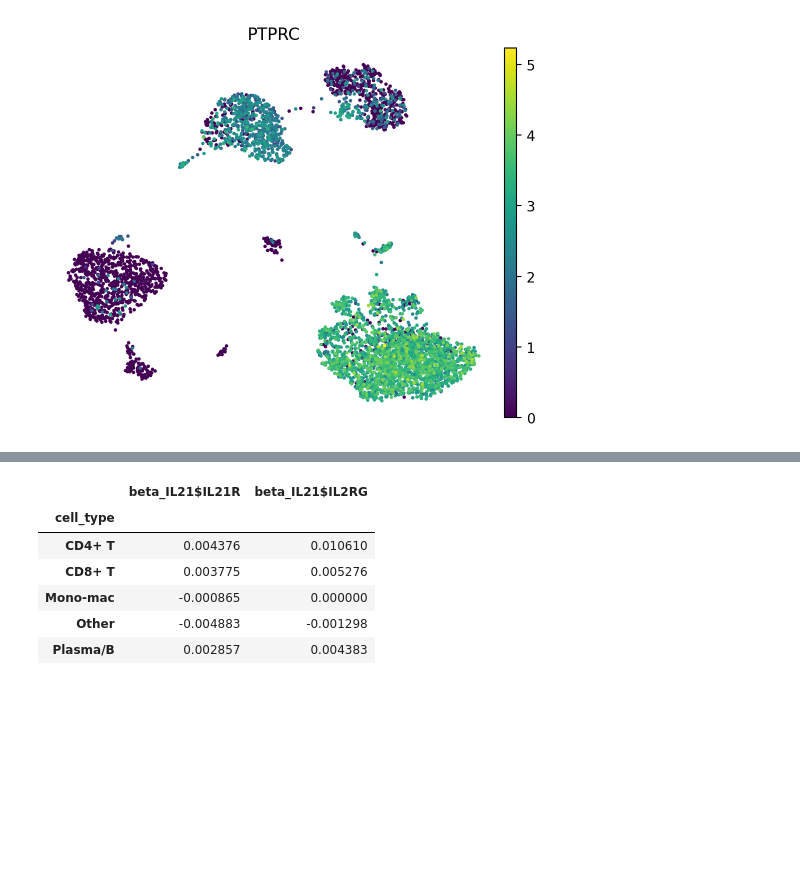
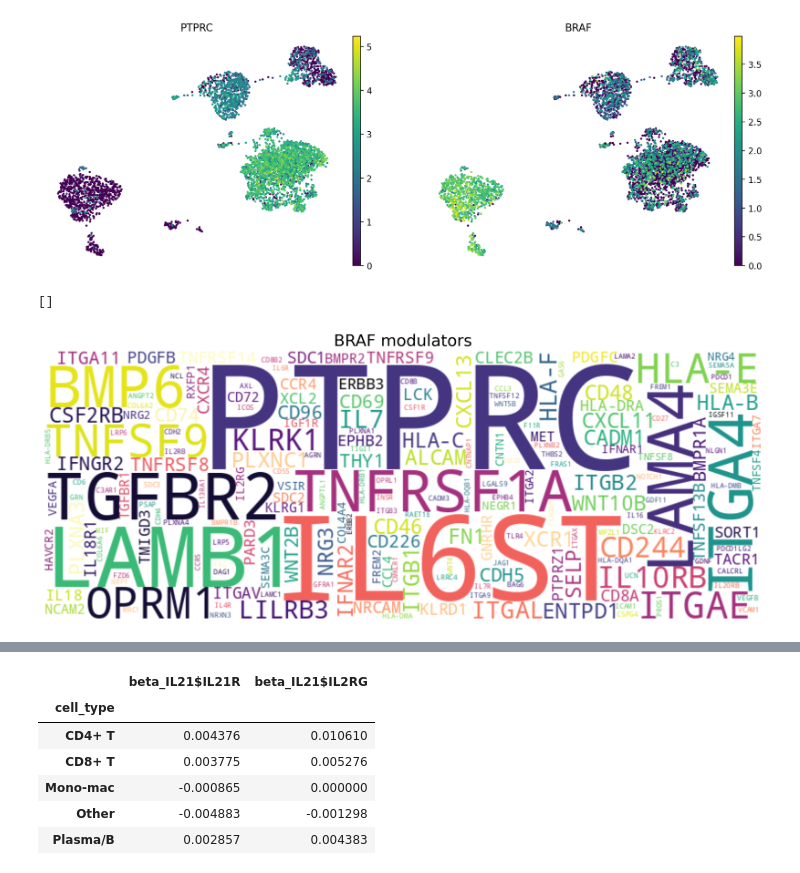
Before and after one commit to jishnu-lab/SpaceTravLR, a Jupyter notebook: notebooks/melanoma_slidetags/03_train.ipynb, the cells around one changed output, grey strips where cells are left out. Cells and saved outputs as stored; diff of their text form; code cells hidden in the pictures; blank space fills up the shorter version.

```diff
--- a/notebooks/melanoma_slidetags/03_train.ipynb
+++ b/notebooks/melanoma_slidetags/03_train.ipynb
@@ -33,9 +30,9 @@ co_grn = RegulatoryFactory(
     annot='cell_type_int'
 )
 # %%
-sc.pl.umap(adata, color=['PTPRC'], frameon=False)
+sc.pl.umap(adata, color=['PTPRC', 'BRAF'], frameon=False)
 # %% [output]
-[figure, old version]
+[figure, new version]
 # %%
 from spaceoracle.models.parallel_estimators import SpatialCellularProgramsEstimator
 
@@ -47,6 +44,14 @@ estimator = SpatialCellularProgramsEstimator(
     contact_distance=50,
     grn=co_grn
 )
+# %%
+estimator.regulators
+# %% [output]
+[]
+# %%
+estimator.plot_modulators()
+# %% [output]
+[figure, added]
 # %%
 estimator.fit(
     num_epochs=20,
```
Also changed, not shown: parts of 4 cells of this notebook, 2 other files.
